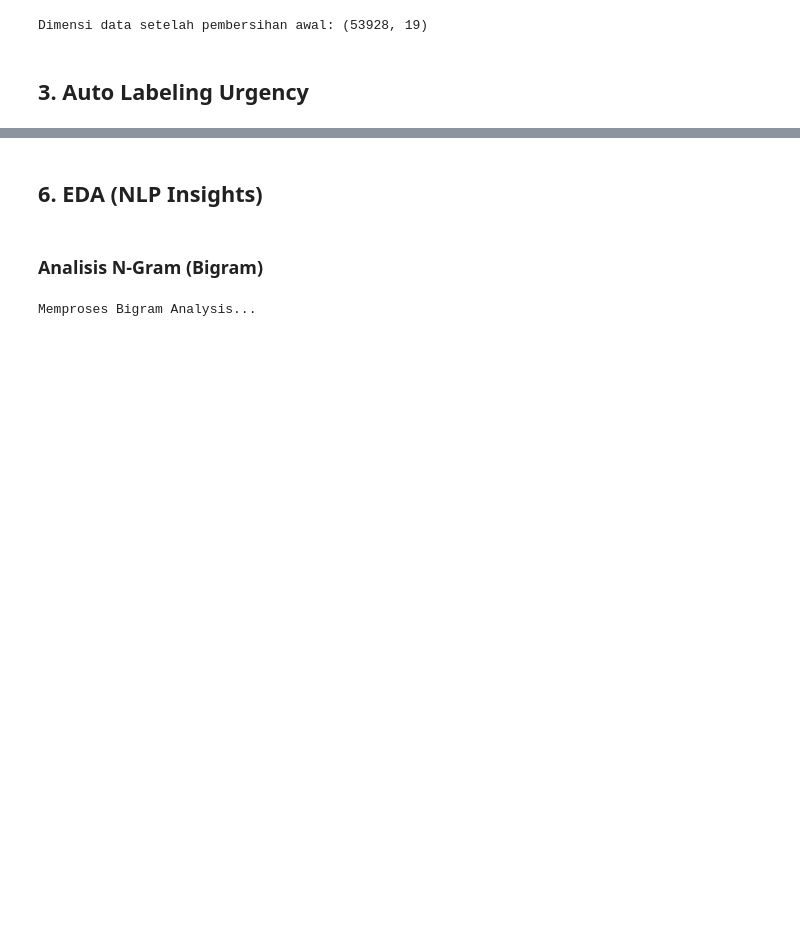
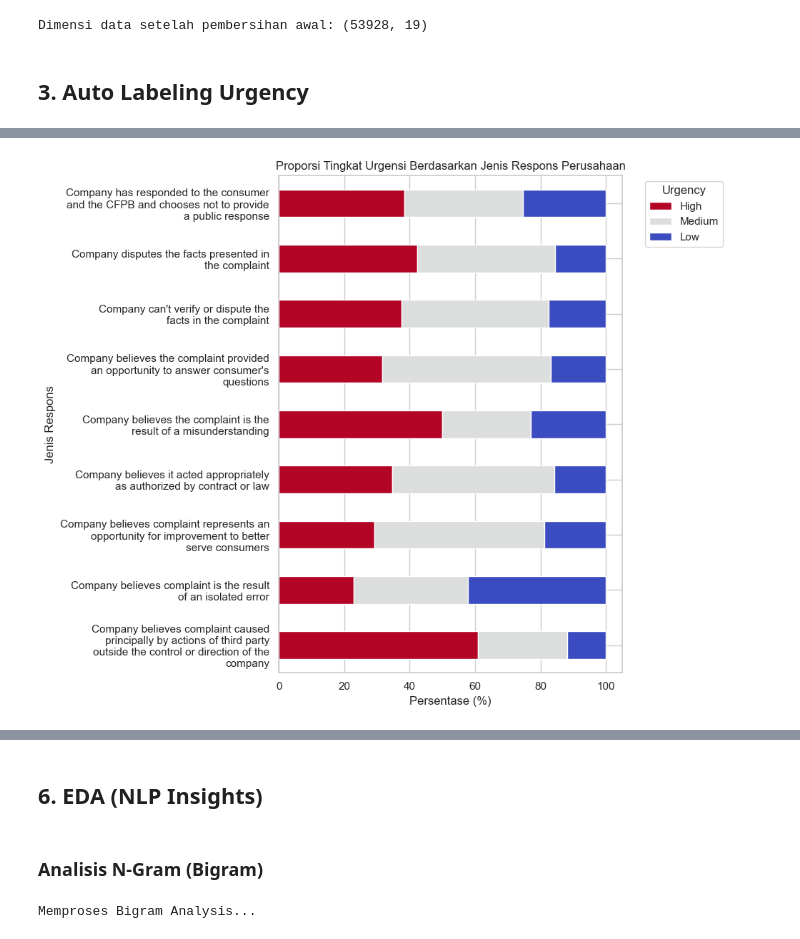
Before and after one commit to Cokgdsatria/lentera-analytics-hub, a Jupyter notebook: lentera-ml-research/notebooks/eda_and_preprocessing.ipynb, the cells around one changed output, grey strips where cells are left out. Cells and saved outputs as stored; diff of their text form; code cells hidden in the pictures; blank space fills up the shorter version.

```diff
--- a/lentera-ml-research/notebooks/eda_and_preprocessing.ipynb
+++ b/lentera-ml-research/notebooks/eda_and_preprocessing.ipynb
@@ -117,0 +126,18 @@ plt.show()
+# %%
+import textwrap
+df_with_response = df[~df['Response_Missing']]
+crosstab_response = pd.crosstab(df_with_response['Company public response'], df_with_response['Urgency'], normalize='index') * 100
+if set(['High', 'Medium', 'Low']).issubset(crosstab_response.columns):
+    crosstab_response = crosstab_response[['High', 'Medium', 'Low']]
+plt.figure(figsize=(10, 8))
+crosstab_response.plot(kind='barh', stacked=True, colormap='coolwarm_r', ax=plt.gca())
+plt.title('Proporsi Tingkat Urgensi Berdasarkan Jenis Respons Perusahaan')
+plt.xlabel('Persentase (%)')
+plt.ylabel('Jenis Respons')
+plt.legend(title='Urgency', bbox_to_anchor=(1.05, 1), loc='upper left')
+ylabels = [textwrap.fill(label.get_text(), 40) for label in plt.gca().get_yticklabels()]
+plt.gca().set_yticklabels(ylabels)
+plt.tight_layout()
+plt.savefig(r'C:\Users\psdkp\.gemini\antigravity-ide\brain\0ccb1a2c-d160-4ddb-ab3e-c4b0a277946a\eda2_crosstab.png')
+# %% [output]
+[figure, added]
```
Also changed, not shown: parts of 18 cells of this notebook, 1 other file.
